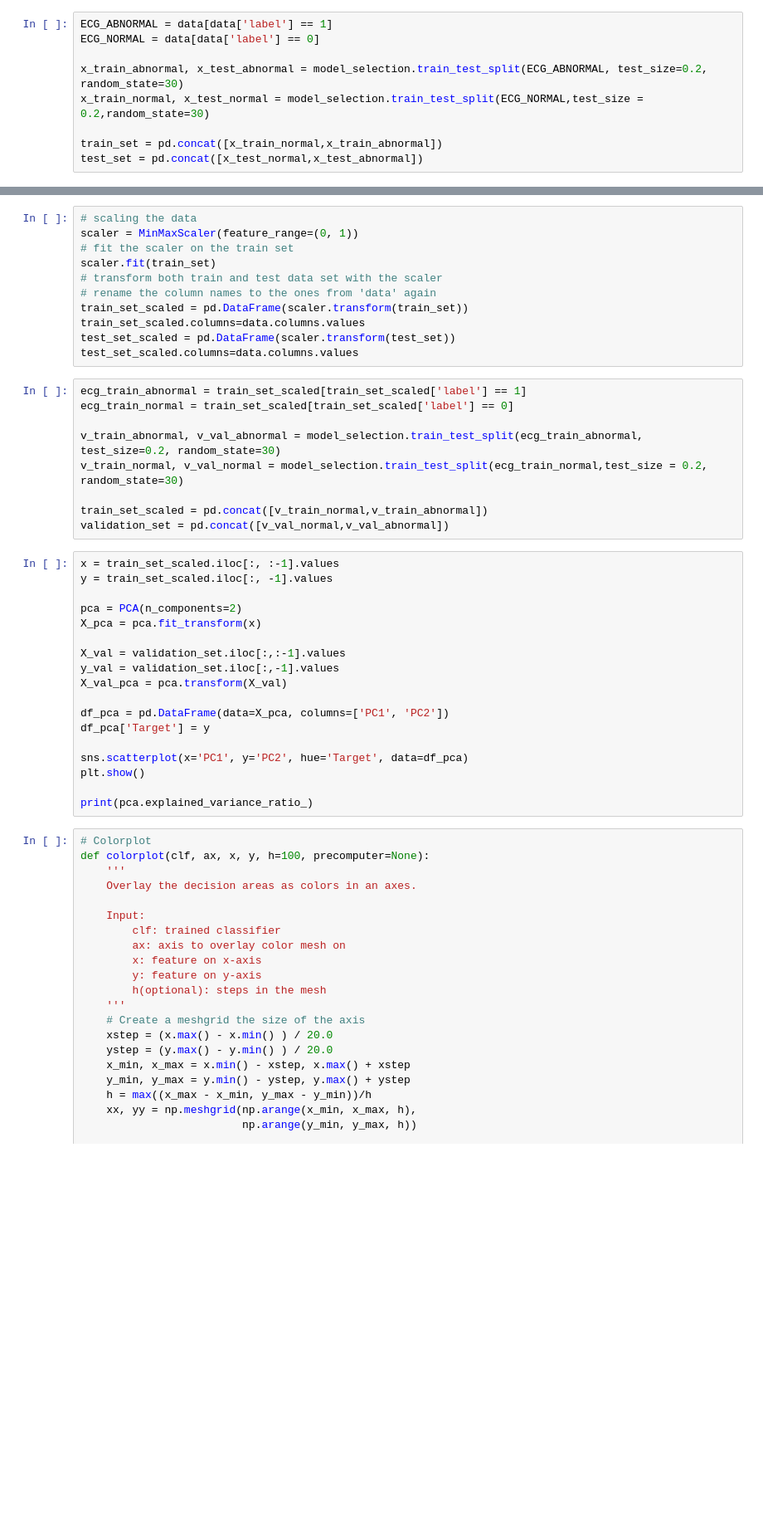
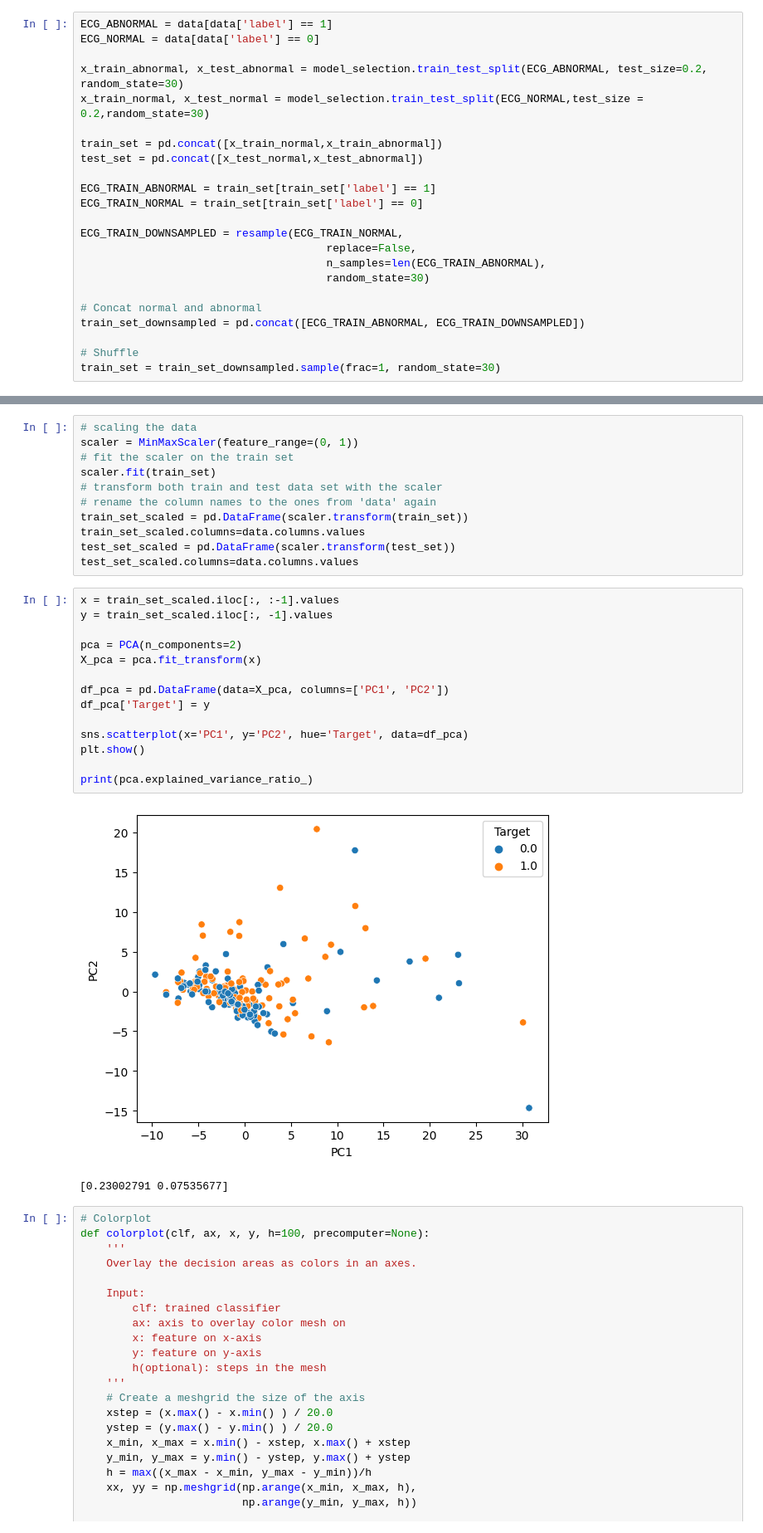
Before and after one commit to peterij/TM10007_Diagnosing_heart_disease, a Jupyter notebook: assignment.ipynb, the cells around one changed output, grey strips where cells are left out. Shown: that part at 83% size. Saved outputs shown, nothing was run; the diff lists cells and outputs as text; blank space fills up the shorter version.

```diff
--- a/assignment.ipynb
+++ b/assignment.ipynb
@@ -116,6 +127,20 @@ x_train_normal, x_test_normal = model_selection.train_test_split(ECG_NORMAL,test
 
 train_set = pd.concat([x_train_normal,x_train_abnormal])
 test_set = pd.concat([x_test_normal,x_test_abnormal])
+
+ECG_TRAIN_ABNORMAL = train_set[train_set['label'] == 1]
+ECG_TRAIN_NORMAL = train_set[train_set['label'] == 0]
+
+ECG_TRAIN_DOWNSAMPLED = resample(ECG_TRAIN_NORMAL,
+                                      replace=False,
+                                      n_samples=len(ECG_TRAIN_ABNORMAL),
+                                      random_state=30)
+
+# Concat normal and abnormal
+train_set_downsampled = pd.concat([ECG_TRAIN_ABNORMAL, ECG_TRAIN_DOWNSAMPLED])
+
+# Shuffle
+train_set = train_set_downsampled.sample(frac=1, random_state=30)
 # %% [markdown]
 ## Scale features of train and test set
 # %%
@@ -145,33 +170,23 @@ train_set_scaled = pd.DataFrame(scaler.transform(train_set))
 train_set_scaled.columns=data.columns.values
 test_set_scaled = pd.DataFrame(scaler.transform(test_set))
 test_set_scaled.columns=data.columns.values
-# %%
-ecg_train_abnormal = train_set_scaled[train_set_scaled['label'] == 1]
-ecg_train_normal = train_set_scaled[train_set_scaled['label'] == 0]
-
-v_train_abnormal, v_val_abnormal = model_selection.train_test_split(ecg_train_abnormal, test_size=0.2, random_state=30)
-v_train_normal, v_val_normal = model_selection.train_test_split(ecg_train_normal,test_size = 0.2, random_state=30)
-
-train_set_scaled = pd.concat([v_train_normal,v_train_abnormal])
-validation_set = pd.concat([v_val_normal,v_val_abnormal])
 # %%
 x = train_set_scaled.iloc[:, :-1].values
 y = train_set_scaled.iloc[:, -1].values
 
 pca = PCA(n_components=2)
 X_pca = pca.fit_transform(x)
-
-X_val = validation_set.iloc[:,:-1].values
-y_val = validation_set.iloc[:,-1].values
-X_val_pca = pca.transform(X_val)
 
 df_pca = pd.DataFrame(data=X_pca, columns=['PC1', 'PC2'])
 df_pca['Target'] = y
 
 sns.scatterplot(x='PC1', y='PC2', hue='Target', data=df_pca)
 plt.show()
 
 print(pca.explained_variance_ratio_)
+# %% [output]
+[figure, added]
+[0.23002791 0.07535677]
 # %%
 # Colorplot
 def colorplot(clf, ax, x, y, h=100, precomputer=None):
```
Also changed, not shown: parts of 10 cells of this notebook.
